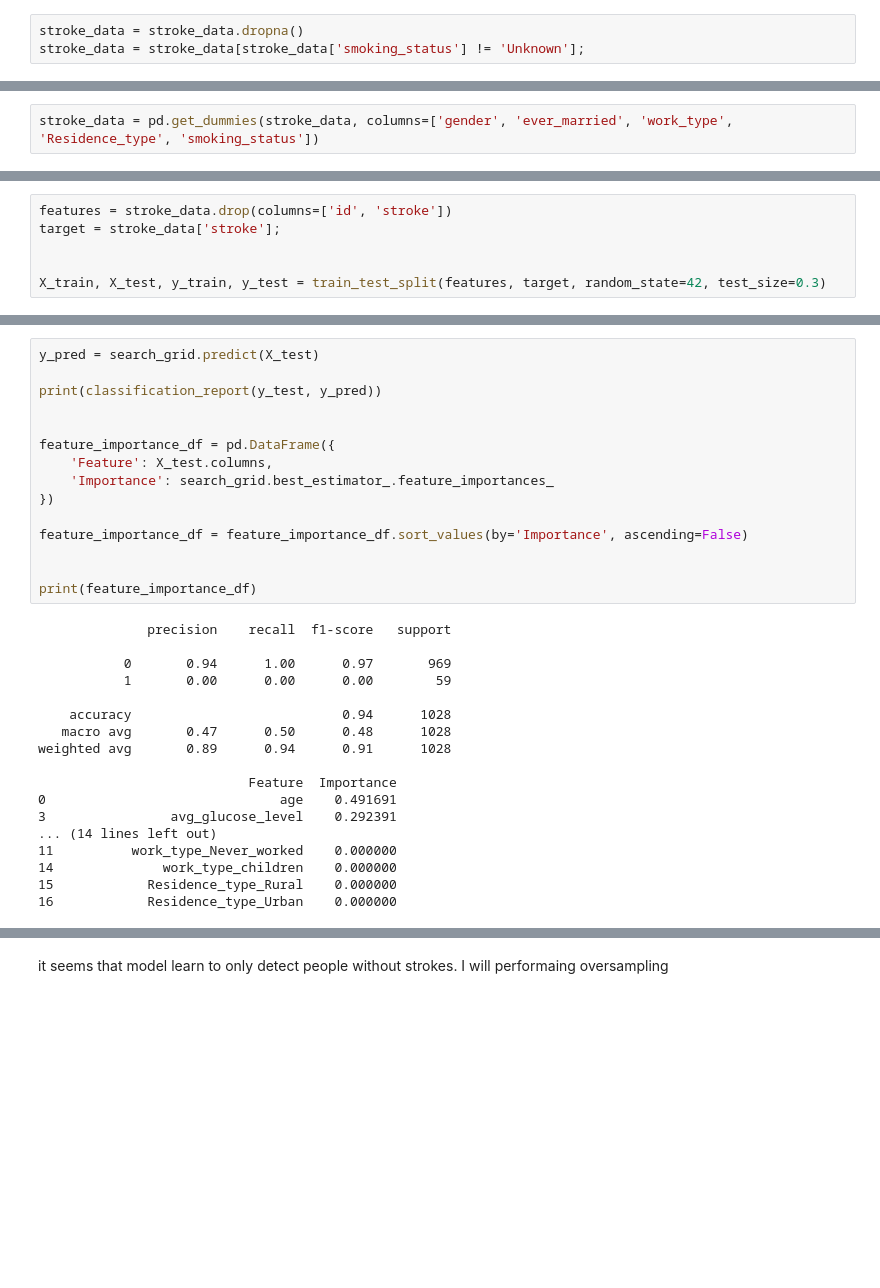
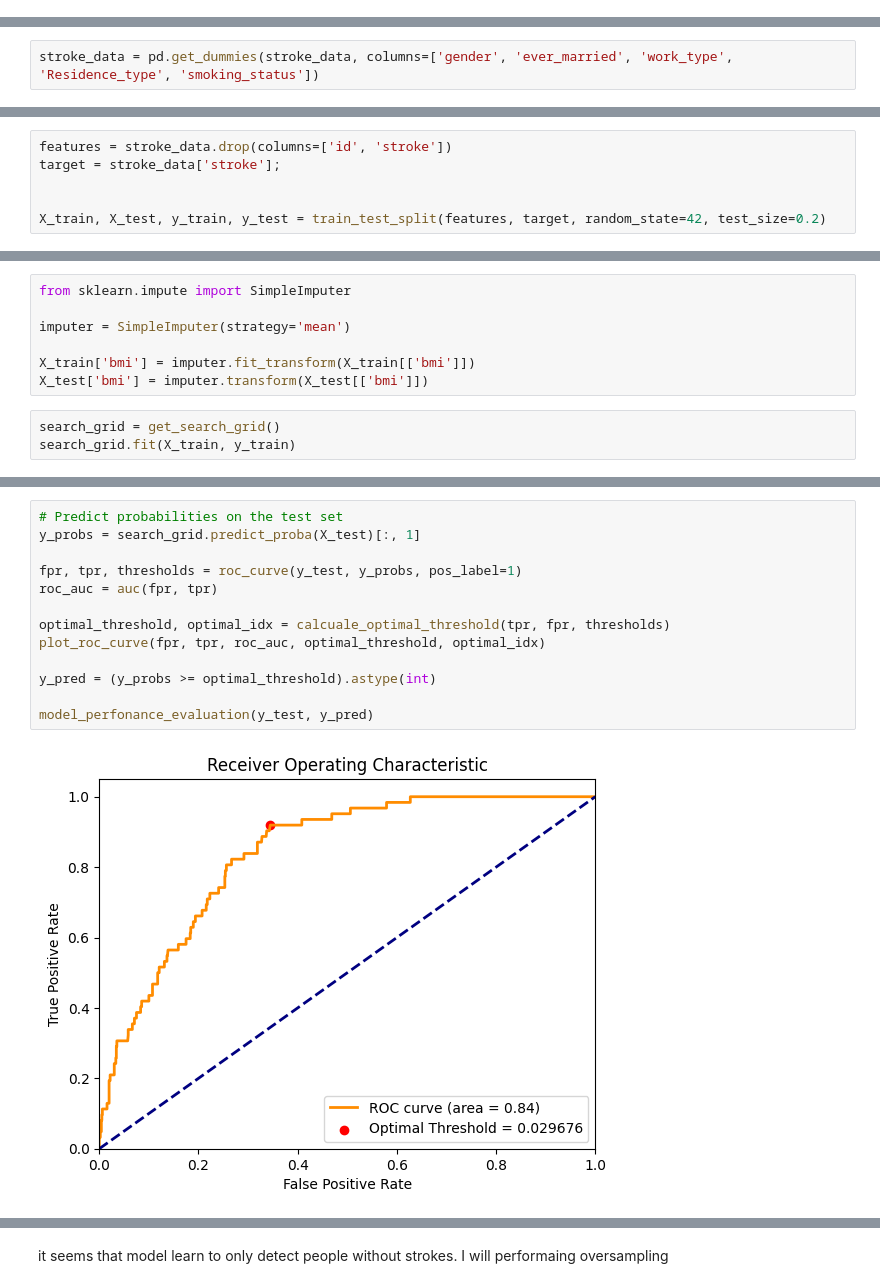
Before and after one commit to marco10507/ml-portfolio, a Jupyter notebook: stroke_prediction.ipynb, the cells around one changed output, grey strips where cells are left out. Cells and saved outputs as stored; diff of their text form; blank space fills up the shorter version.

Commit message:
using resample cross-validation data for cross test

```diff
--- a/stroke_prediction.ipynb
+++ b/stroke_prediction.ipynb
@@ -67,9 +149,6 @@ stroke
 0    4861
 1     249
 Name: count, dtype: int64
-# %%
-stroke_data = stroke_data.dropna()
-stroke_data = stroke_data[stroke_data['smoking_status'] != 'Unknown'];
 # %%
 print(stroke_data['stroke'].value_counts())
 # %% [output]
@@ -95,4 +175,4 @@ features = stroke_data.drop(columns=['id', 'stroke'])
 target = stroke_data['stroke'];
 
 
-X_train, X_test, y_train, y_test = train_test_split(features, target, random_state=42, test_size=0.3)
+X_train, X_test, y_train, y_test = train_test_split(features, target, random_state=42, test_size=0.2)
@@ -117,0 +179,10 @@ GridSearchCV(cv=5, estimator=GradientBoostingClassifier(random_state=42),
+# %%
+from sklearn.impute import SimpleImputer
+
+imputer = SimpleImputer(strategy='mean')
+
+X_train['bmi'] = imputer.fit_transform(X_train[['bmi']])
+X_test['bmi'] = imputer.transform(X_test[['bmi']])
+# %%
+search_grid = get_search_grid()
+search_grid.fit(X_train, y_train)
@@ -124,33 +205,15 @@ best score 0.7977991228070176
-# %%
-y_pred = search_grid.predict(X_test)
-
-print(classification_report(y_test, y_pred))
-
-
-feature_importance_df = pd.DataFrame({
-    'Feature': X_test.columns,
-    'Importance': search_grid.best_estimator_.feature_importances_
-})
-
-feature_importance_df = feature_importance_df.sort_values(by='Importance', ascending=False)
-
-
-print(feature_importance_df)
-# %% [output]
-              precision    recall  f1-score   support
-
-           0       0.94      1.00      0.97       969
-           1       0.00      0.00      0.00        59
-
-    accuracy                           0.94      1028
-   macro avg       0.47      0.50      0.48      1028
-weighted avg       0.89      0.94      0.91      1028
-
-                           Feature  Importance
-0                              age    0.491691
-3                avg_glucose_level    0.292391
-... (14 lines left out)
-11          work_type_Never_worked    0.000000
-14              work_type_children    0.000000
-15            Residence_type_Rural    0.000000
-16            Residence_type_Urban    0.000000
+# %%
+# Predict probabilities on the test set
+y_probs = search_grid.predict_proba(X_test)[:, 1]
+
+fpr, tpr, thresholds = roc_curve(y_test, y_probs, pos_label=1)
+roc_auc = auc(fpr, tpr)
+
+optimal_threshold, optimal_idx = calcuale_optimal_threshold(tpr, fpr, thresholds)
+plot_roc_curve(fpr, tpr, roc_auc, optimal_threshold, optimal_idx)
+
+y_pred = (y_probs >= optimal_threshold).astype(int)
+
+model_perfonance_evaluation(y_test, y_pred)
+# %% [output]
+[figure, added]
```
Also changed, not shown: parts of 16 cells of this notebook.
